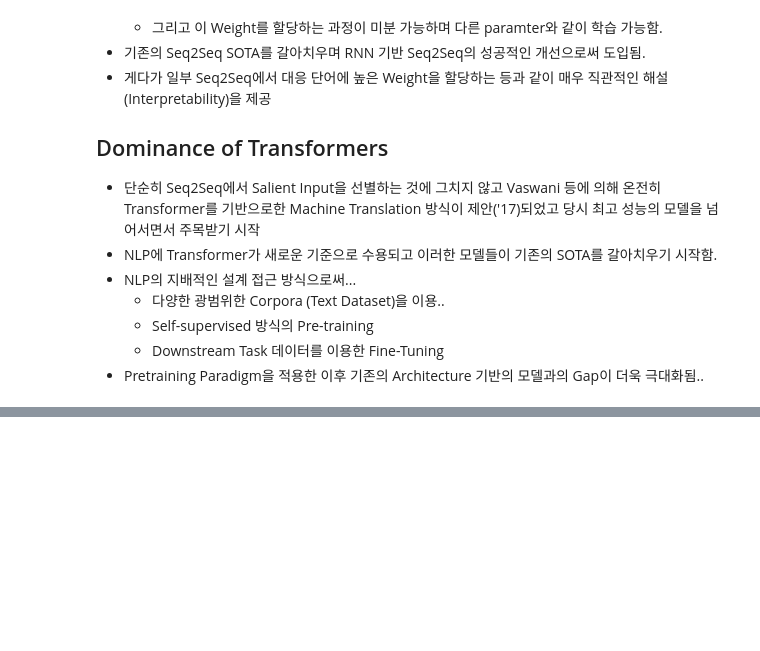
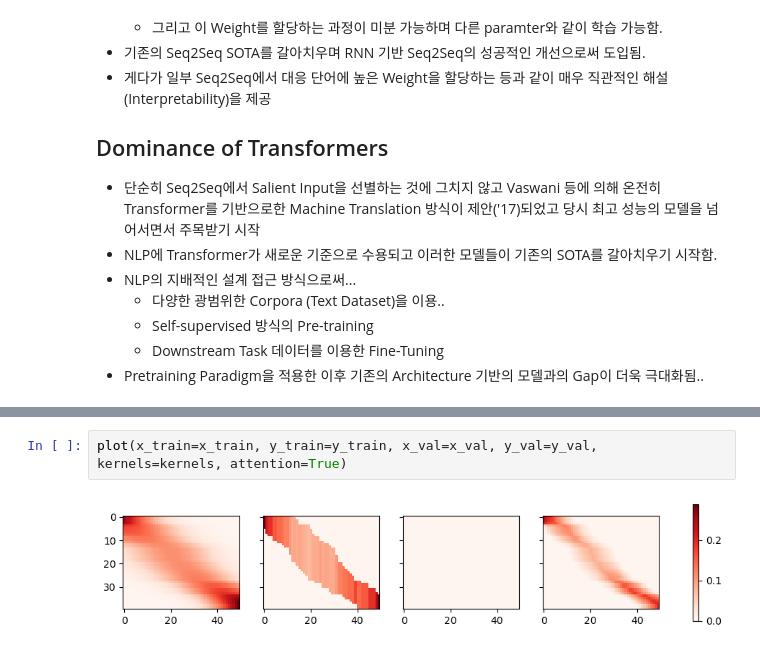
Before and after one commit to fritzprix/ml_note, a Jupyter notebook: study/transformer.ipynb, the cells around one changed output, grey strips where cells are left out. Drawn from its saved outputs; the diff is of its cells as text; blank space fills up the shorter version.

```diff
--- a/study/transformer.ipynb
+++ b/study/transformer.ipynb
@@ -71,0 +158,4 @@ class DotProductAttention(nn.Module):
+# %%
+plot(x_train=x_train, y_train=y_train, x_val=x_val, y_val=y_val, kernels=kernels, attention=True)
+# %% [output]
+[figure, added]
```
Also changed, not shown: parts of 15 cells of this notebook.
